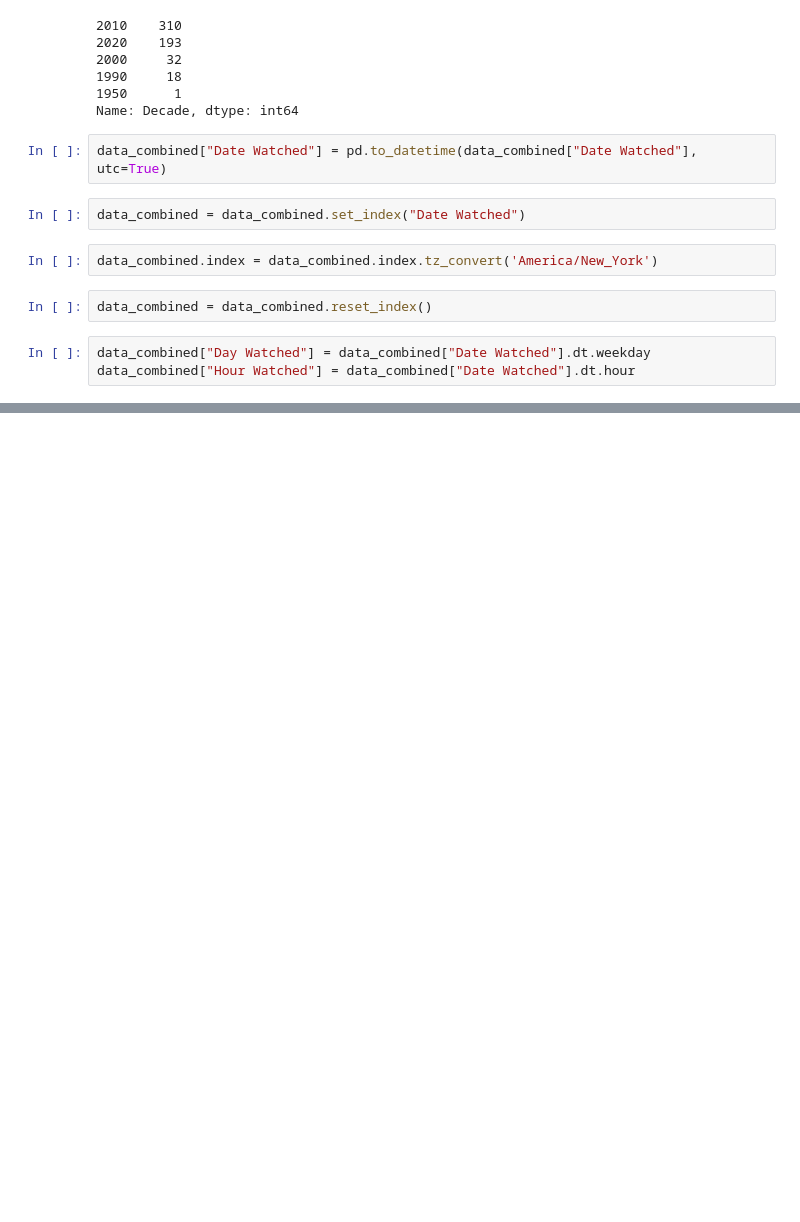
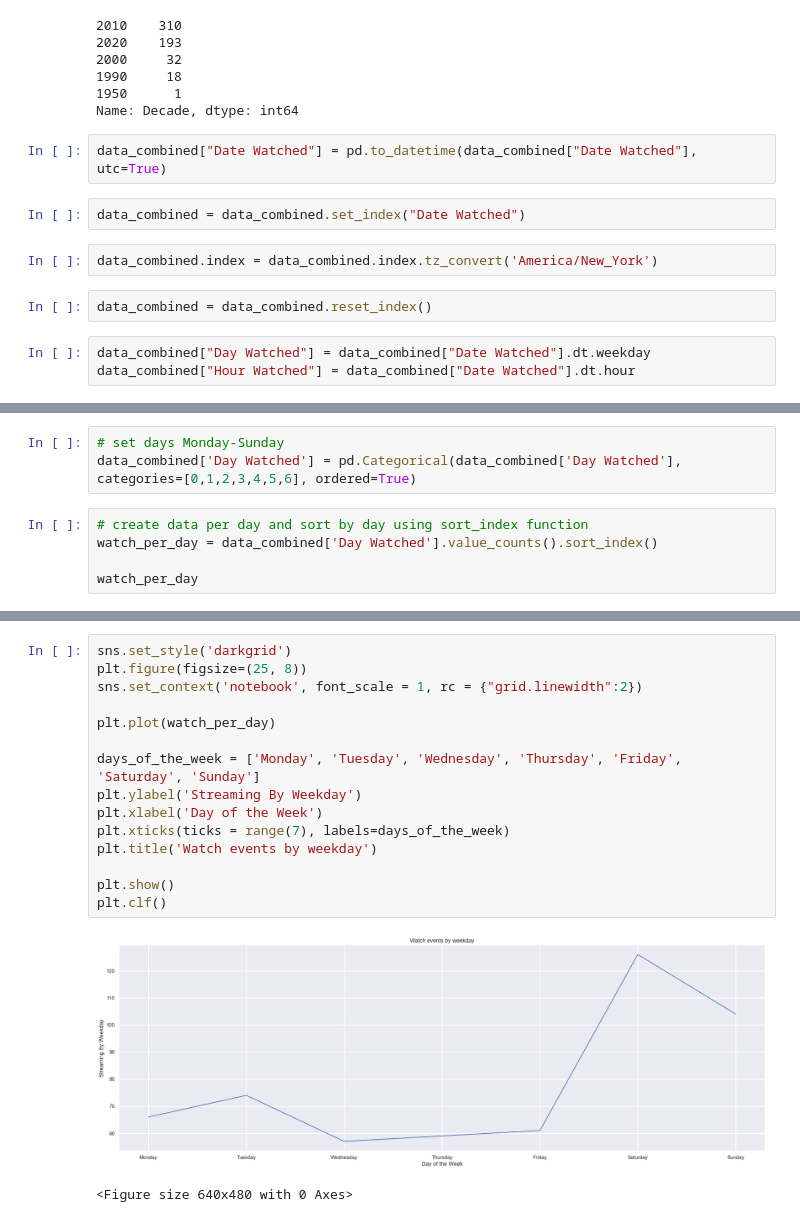
Before and after one commit to istarlet/netflix_viewing_habits, a Jupyter notebook: streaming_data.ipynb, the cells around one changed output, grey strips where cells are left out. Drawn from its saved outputs; the diff is of its cells as text; blank space fills up the shorter version.

Commit message:
Create Streaming by Weekday

```diff
--- a/streaming_data.ipynb
+++ b/streaming_data.ipynb
@@ -327,0 +307,8 @@ NameError: name 'topdf' is not defined
+# %%
+# set days Monday-Sunday
+data_combined['Day Watched'] = pd.Categorical(data_combined['Day Watched'], categories=[0,1,2,3,4,5,6], ordered=True)
+# %%
+# create data per day and sort by day using sort_index function
+watch_per_day = data_combined['Day Watched'].value_counts().sort_index()
+
+watch_per_day
@@ -327,0 +324,18 @@ NameError: name 'topdf' is not defined
+# %%
+sns.set_style('darkgrid')
+plt.figure(figsize=(25, 8))
+sns.set_context('notebook', font_scale = 1, rc = {"grid.linewidth":2})
+
+plt.plot(watch_per_day)
+
+days_of_the_week = ['Monday', 'Tuesday', 'Wednesday', 'Thursday', 'Friday', 'Saturday', 'Sunday']
+plt.ylabel('Streaming By Weekday')
+plt.xlabel('Day of the Week')
+plt.xticks(ticks = range(7), labels=days_of_the_week)
+plt.title('Watch events by weekday')
+
+plt.show()
+plt.clf()
+# %% [output]
+[figure, added]
+<Figure size 640x480 with 0 Axes>
```
Also changed, not shown: parts of 2 cells of this notebook.
